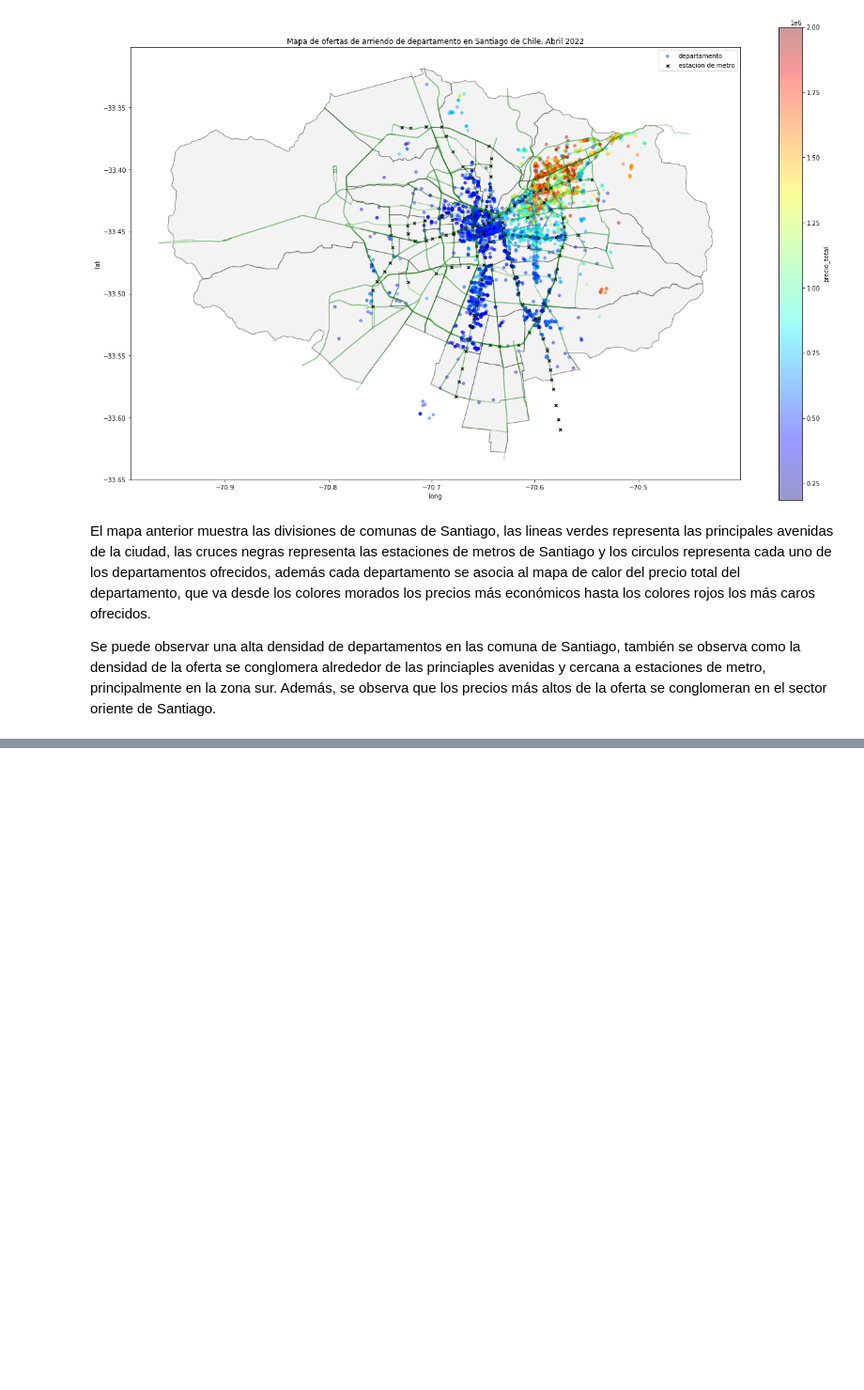
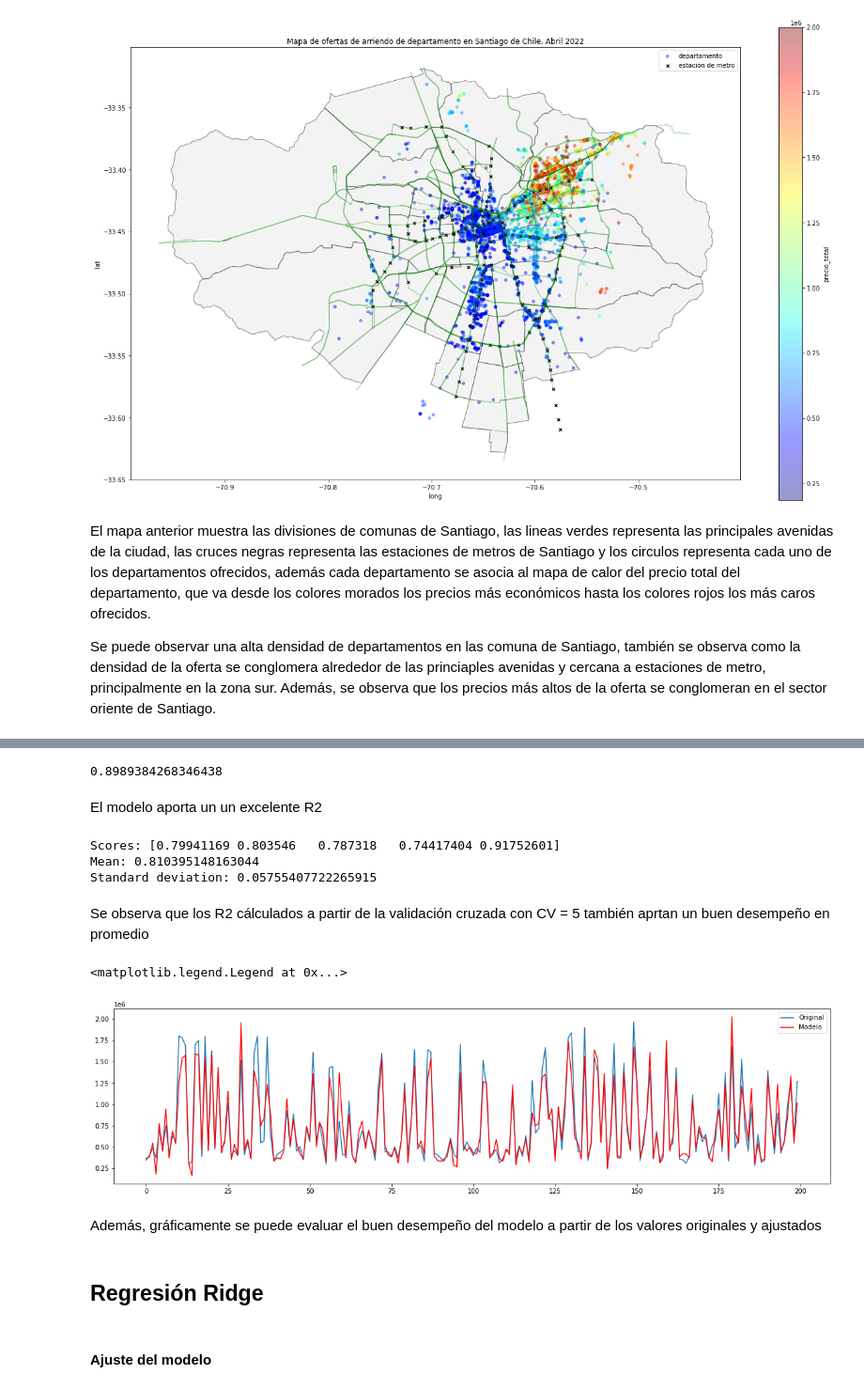
Before and after one commit to smenaaliaga/rent-apartment-system, a Jupyter notebook: analytics/tarea-2-ml.ipynb, the cells around one changed output, grey strips where cells are left out. Shown: that part at 94% size. Drawn from its saved outputs; the diff is of its cells as text; code cells hidden in the pictures; blank space fills up the shorter version.

Commit message:
Fit regression for homework 2

```diff
--- a/analytics/tarea-2-ml.ipynb
+++ b/analytics/tarea-2-ml.ipynb
@@ -374,0 +402,10 @@ Se puede observar una alta densidad de departamentos en las comuna de Santiago,
+# %%
+# Variables categoricas
+num_vars = ['dormitorios','baños','estacionamientos','bodegas','lat','long','distancia_estacion','superficie_total']
+# Variables numericas
+cat_vars = ['comuna','estacion_cercana']
+# Transformación
+preprocessor = ColumnTransformer(transformers=[
+    ("num", StandardScaler(), num_vars),
+    ("cat", OneHotEncoder(handle_unknown='ignore'), cat_vars)
+])
@@ -374,0 +420,6 @@ Se puede observar una alta densidad de departamentos en las comuna de Santiago,
+# %%
+# Regla de ajuste
+reg = Pipeline(steps=[
+    ('preprocessor', preprocessor),
+    ('regression', LinearRegression())
+])
@@ -374,0 +428,3 @@ Se puede observar una alta densidad de departamentos en las comuna de Santiago,
+# %%
+# Ajuste del modelo
+reg.fit(X_train, y_train)
@@ -374,0 +448,37 @@ Se puede observar una alta densidad de departamentos en las comuna de Santiago,
+# %%
+# Cálculo de R2
+r2 = reg.score(X_test, y_test)
+r2
+# %% [output]
+0.8989384268346438
+# %% [markdown]
+El modelo aporta un un excelente R2
+# %%
+# Validación Cruzada
+scores = cross_val_score(reg, X, y, cv=5)
+print("Scores:", scores)
+print("Mean:", scores.mean())
+print("Standard deviation:", scores.std())
+# %% [output]
+Scores: [0.79941169 0.803546   0.787318   0.74417404 0.91752601]
+Mean: 0.810395148163044
+Standard deviation: 0.05755407722265915
+# %% [markdown]
+Se observa que los R2 cálculados a partir de la validación cruzada con CV = 5 también aprtan un buen desempeño en promedio
+# %%
+# Predicción a partir del conjunto de testeo
+y_pred = reg.predict(X_test)
+# Guardamos la predicción
+y_hats.append(y_pred.ravel())
+# %%
+plt.subplots(figsize=(20,5))
+plt.plot(y_test.values[:200], label="Original")
+plt.plot(y_pred[:200], 'r', label="Modelo")
+plt.legend()
+# %% [output]
+<matplotlib.legend.Legend at 0x...>
+[figure, added]
+# %% [markdown]
+Además, gráficamente se puede evaluar el buen desempeño del modelo a partir de los valores originales y ajustados
+# %% [markdown]
+## Regresión Ridge
@@ -374,0 +487,2 @@ Se puede observar una alta densidad de departamentos en las comuna de Santiago,
+# %% [markdown]
+#### Ajuste del modelo
```
Also changed, not shown: parts of 49 cells of this notebook.
